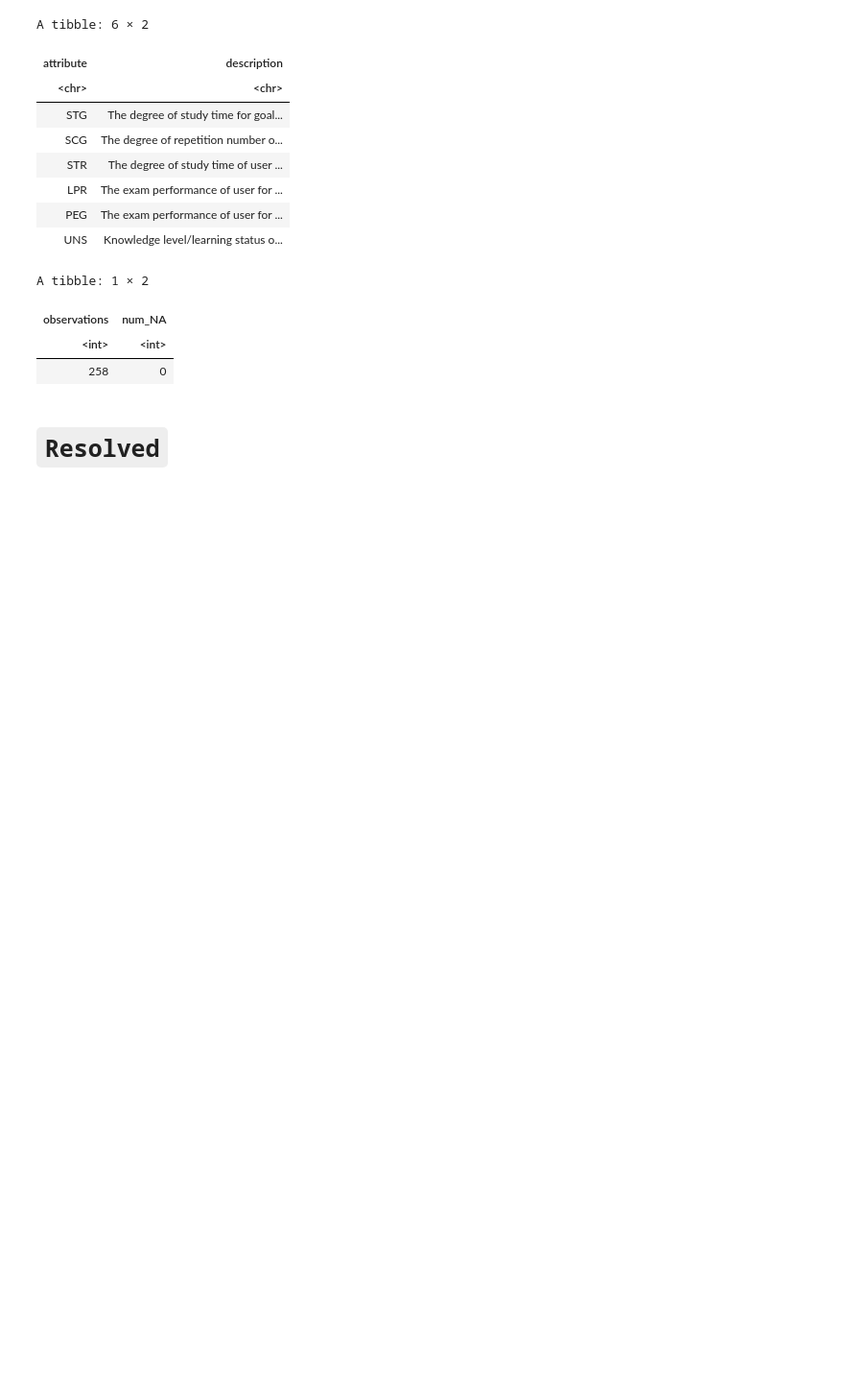
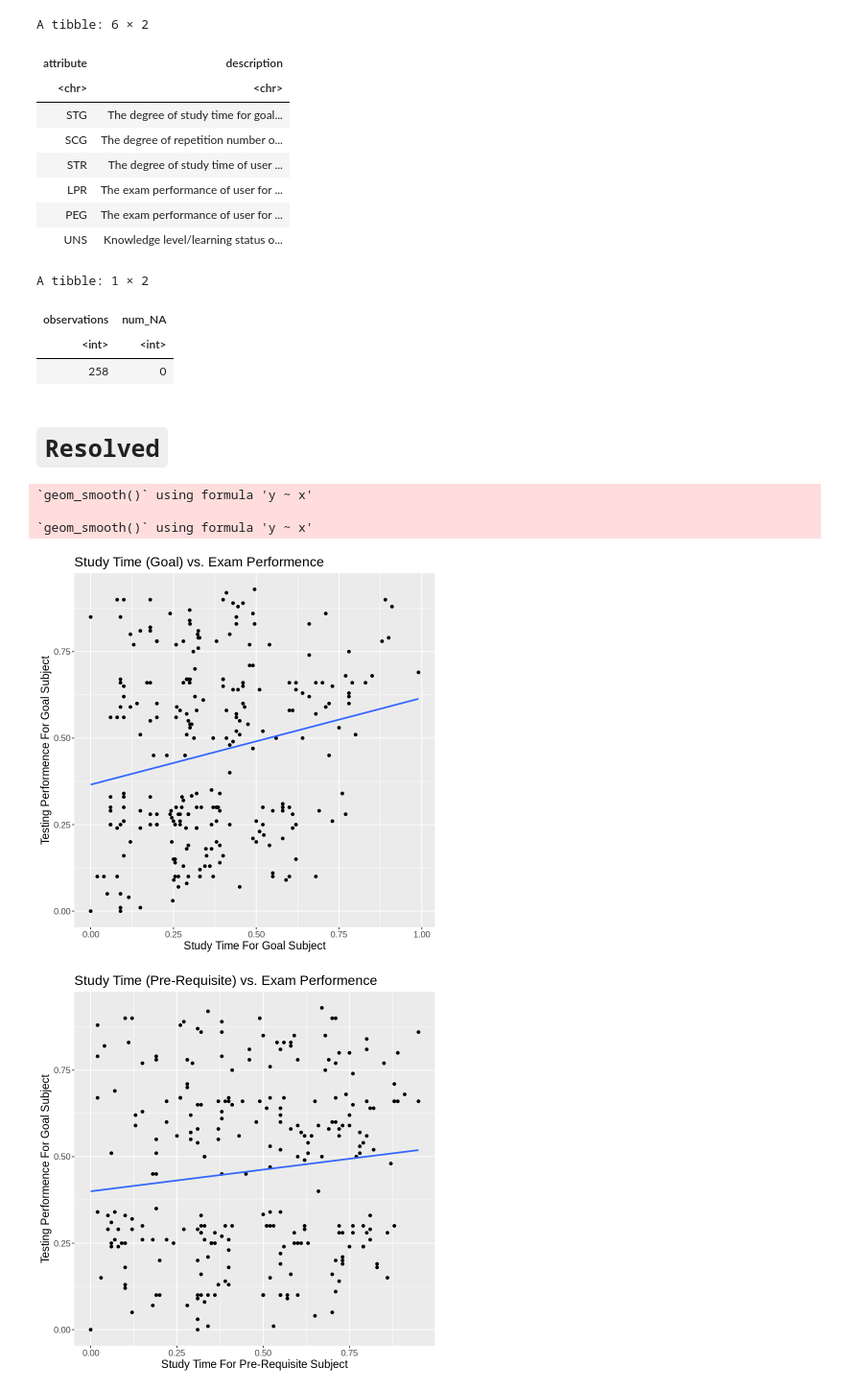
Before and after one commit to R0yBoy/DSCI100_Project, a Jupyter notebook: Project Proposal.ipynb, the cells around one changed output. Shown at 96% size. Drawn from its saved outputs; the diff is of its cells as text; code cells hidden in the pictures; blank space fills up the shorter version.

Commit message:
Added the graph, bolded the question.

```diff
--- a/Project Proposal.ipynb
+++ b/Project Proposal.ipynb
@@ -97,3 +97,25 @@ A tibble: 1 × 2
 | 258 | 0 |
 # %% [markdown]
 # ` Resolved `
+# %%
+user_knowledge_plot_goal <- user_knowledge %>%
+ggplot(aes(x = STG, y = PEG)) +
+geom_point() +
+labs(x = "Study Time For Goal Subject", y = "Testing Performence For Goal Subject", title = "Study Time (Goal) vs. Exam Performence") +
+theme(text = element_text(size = 14)) +
+geom_smooth(method=lm, se=FALSE)
+user_knowledge_plot_goal
+
+user_knowledge_plot_related <- user_knowledge %>%
+ggplot(aes(x = STR, y = PEG)) +
+geom_point() +
+labs(x = "Study Time For Pre-Requisite Subject", y = "Testing Performence For Goal Subject", title = "Study Time (Pre-Requisite) vs. Exam Performence") +
+theme(text = element_text(size = 14)) +
+geom_smooth(method=lm, se=FALSE)
+user_knowledge_plot_related
+# %% [output]
+`geom_smooth()` using formula 'y ~ x'
+
+`geom_smooth()` using formula 'y ~ x'
+[figure, added]
+[figure, added]
```
Also changed, not shown: parts of 1 cell of this notebook.
